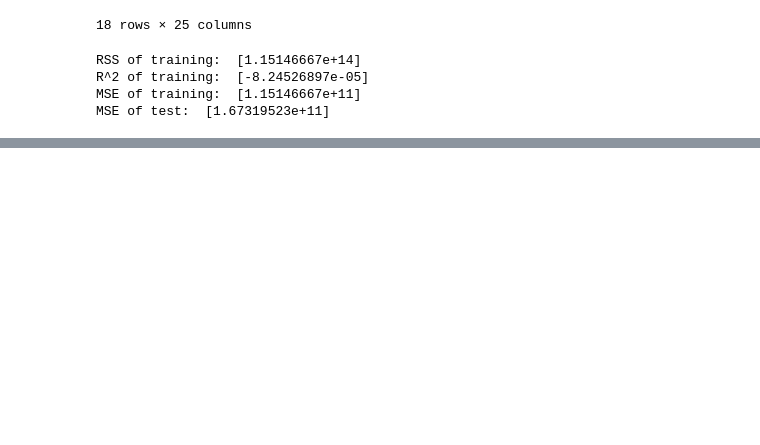
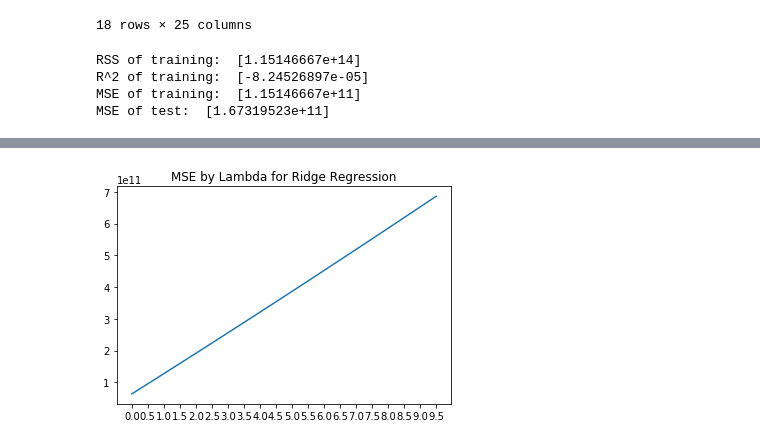
Before and after one commit to cdilga/DS4400, a Jupyter notebook: DS4400_HW1/Homework 1.ipynb, the cells around one changed output, grey strips where cells are left out. Cells and saved outputs as stored; diff of their text form; code cells hidden in the pictures; blank space fills up the shorter version.

```diff
--- a/DS4400_HW1/Homework 1.ipynb
+++ b/DS4400_HW1/Homework 1.ipynb
@@ -790,0 +658,82 @@ $$
+# %%
+class Ridge_reg:
+    # has a coeficients property
+    # has a fit method
+
+    def __init__(self):
+        self.theta = np.ones((1,))
+        self._rss = 0
+        self.n = 0
+        self._tss = 0
+
+    def fit(self, X, y, lda):
+        #We need to add a column of ones to x to allow the intercept to work
+
+        self.n = X.shape[0]
+        intercept = np.ones(len(X))
+
+        X = np.column_stack((intercept, X))
+
+        y_m = y.mean()
+        #use theta
+        self.theta = np.linalg.pinv(X.T.dot(X) + lda * np.identity(X.shape[1])).dot(X.T).dot(y)
+
+        self._calc_rss(X, y, y_m)
+        return self
+
+    def coef(self):
+        return self.theta[1:]
+
+    def intercept(self):
+        return self.theta[0]
+
+    def _calc_rss(self, X, y, y_m):
+        #we have to strip off all of the leading 1's
+        for i in range(self.n):
+            self._rss += (y[i] - self.predict(X[i,1:]))**2
+            self._tss += (y[i] - y_m)**2
+
+    def mse(self):
+        return (self._rss / self.n)
+
+    def rss(self):
+        return self._rss
+
+    def r2(self):
+        return 1-(self._rss/self._tss)
+
+    def predict(self, x):
+        return self.theta.T.dot(np.insert(x, 0, 1))
+
+
+ridge = Ridge_reg()
+
+# Prediction of price using new multidimensional data point
+
+ridge.fit(np.array(housing_training_features), housing_training_labels, 0)
+model = ridge.predict(np.array(housing_testing_features.loc[0,:]))
+actual = housing_testing_labels[0]
+
+display(Math("\\text{Predicted}=" +
+             str(round(model, 2)) +
+             " \\space ft^2\\\\ \\text{Actual}= " +
+             str(round(actual, 2)) +
+             "\\space ft^2"
+            ))
+
+display(Math("RSS = {0} \\\\ MSE = {1} \\\\ R^2 = {2:.4f}".format(ridge.rss(), ridge.mse(), ridge.r2())))
+
+result = pd.DataFrame()
+for i in range(0, 100, 5):
+    lda = i/10
+    ridge.fit(np.array(housing_training_features), housing_training_labels, lda)
+    result.loc[str(lda), "MSE"] = ridge.mse()
+    result.loc[str(lda), "RSS"] = ridge.rss()
+    result.loc[str(lda), "R^2"] = ridge.r2()
+
+
+display(result)
+
+plt.plot(result.loc[:,"MSE"])
+plt.title("MSE by Lambda for Ridge Regression")
+# %% [output]
@@ -790,0 +760 @@ $$
+[figure, added]
```
Also changed, not shown: parts of 8 cells of this notebook.
